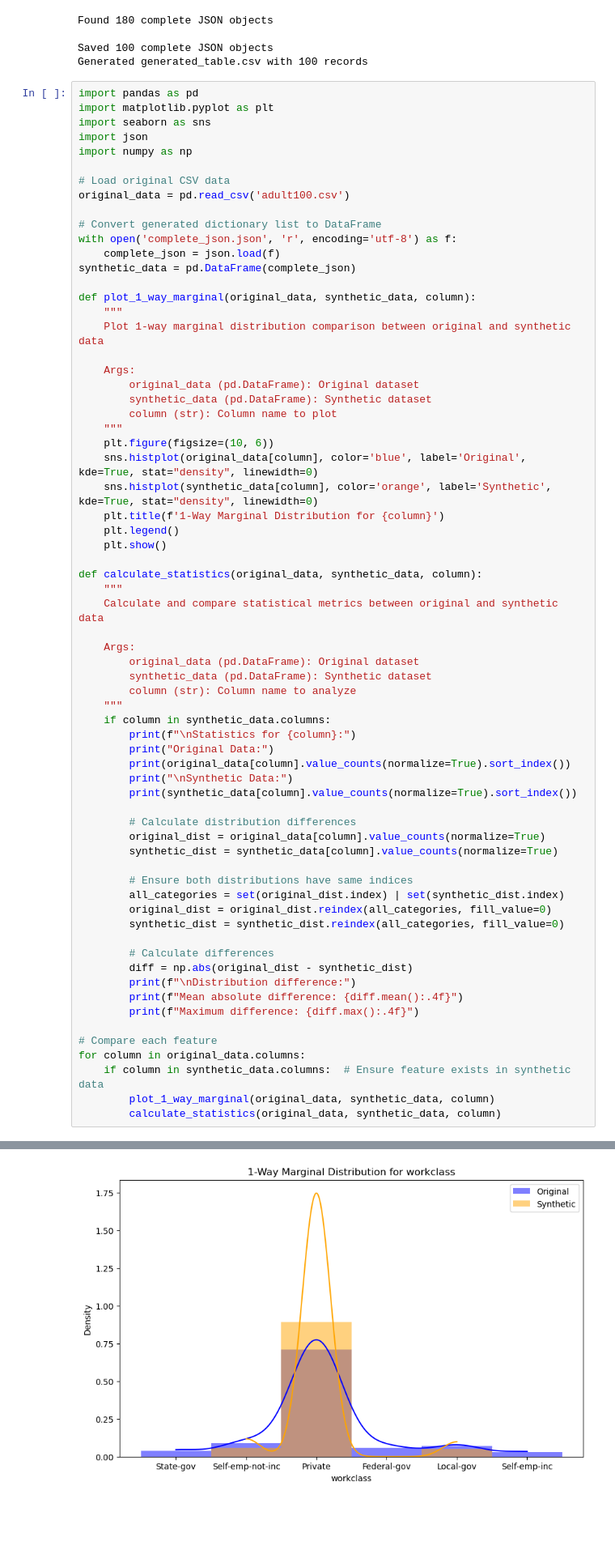
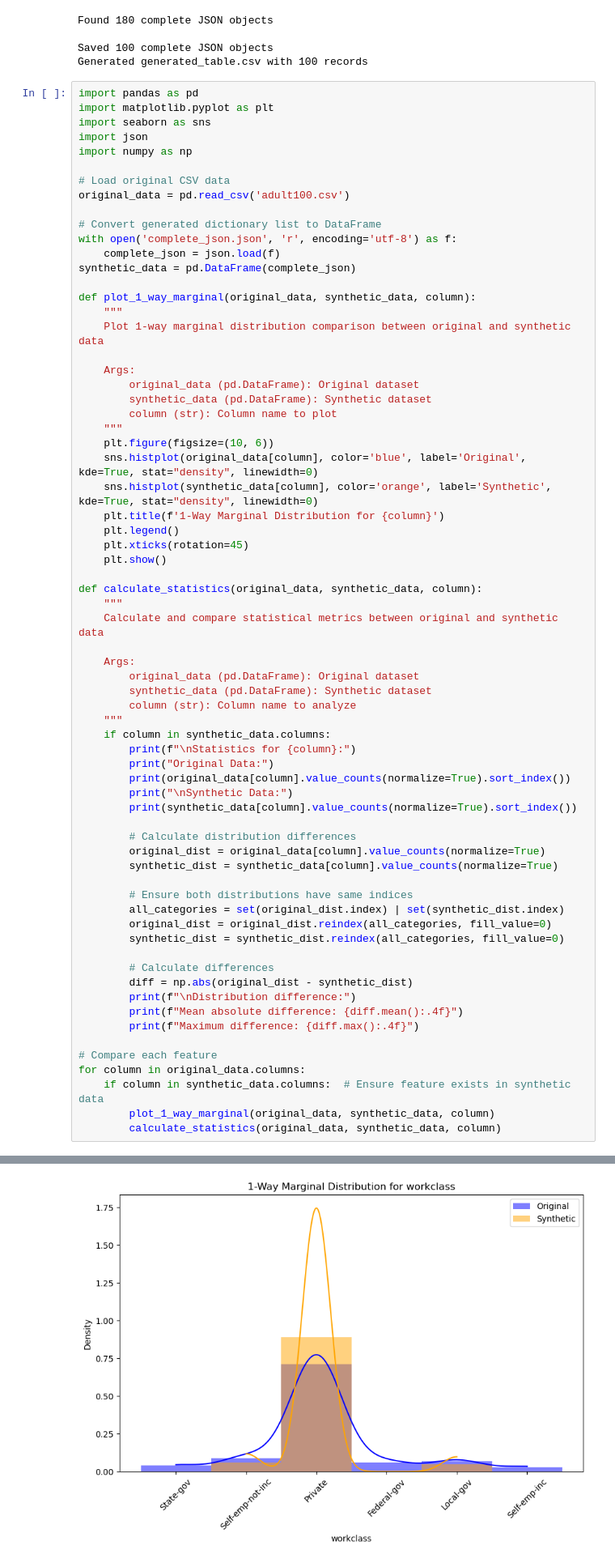
Before and after one commit to Lycnkd/Homework, a Jupyter notebook: gpt_tab.ipynb, the cells around one changed output, grey strips where cells are left out. Shown at 81% size. Cells and saved outputs as stored; diff of their text form; blank space fills up the shorter version.

Commit message:
update notebook visualization

```diff
--- a/gpt_tab.ipynb
+++ b/gpt_tab.ipynb
@@ -370,6 +370,7 @@ def plot_1_way_marginal(original_data, synthetic_data, column):
     sns.histplot(synthetic_data[column], color='orange', label='Synthetic', kde=True, stat="density", linewidth=0)
     plt.title(f'1-Way Marginal Distribution for {column}')
     plt.legend()
+    plt.xticks(rotation=45)
     plt.show()
 
 def calculate_statistics(original_data, synthetic_data, column):
@@ -413,21 +414,21 @@ for column in original_data.columns:
 Statistics for age:
 Original Data:
 18    0.02
 19    0.03
 20    0.02
 21    0.01
 22    0.01
 23    0.03
 24    0.01
 25    0.03
 27    0.01
 28    0.03
 ... (59 lines left out)
 
 Distribution difference:
 Mean absolute difference: 0.0175
 Maximum difference: 0.0900
-[figure, old version]
+[figure, new version]
 Statistics for workclass:
 Original Data:
 Federal-gov         0.06
```
Also changed, not shown: parts of 1 cell of this notebook.
